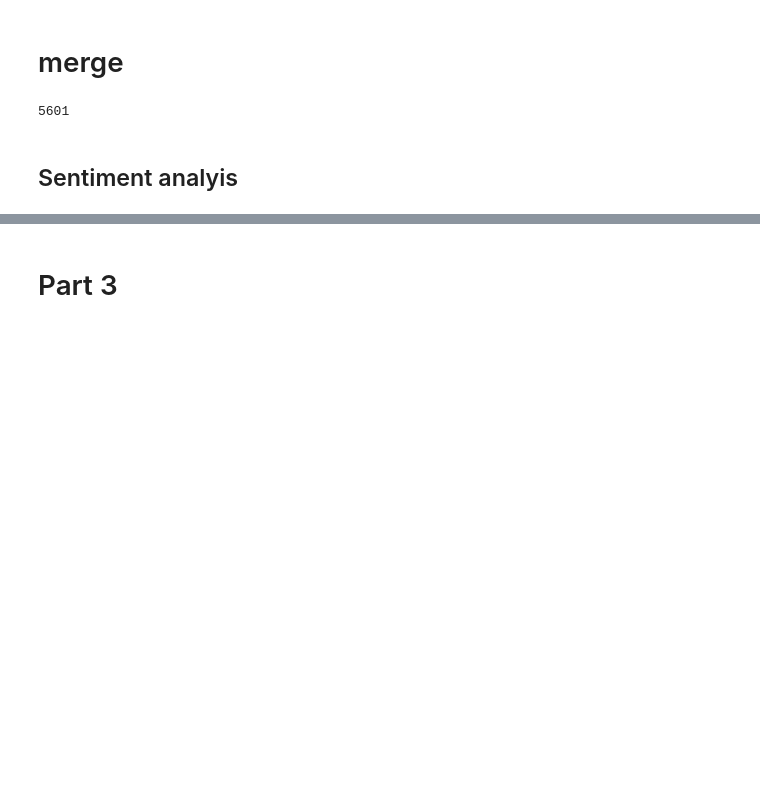
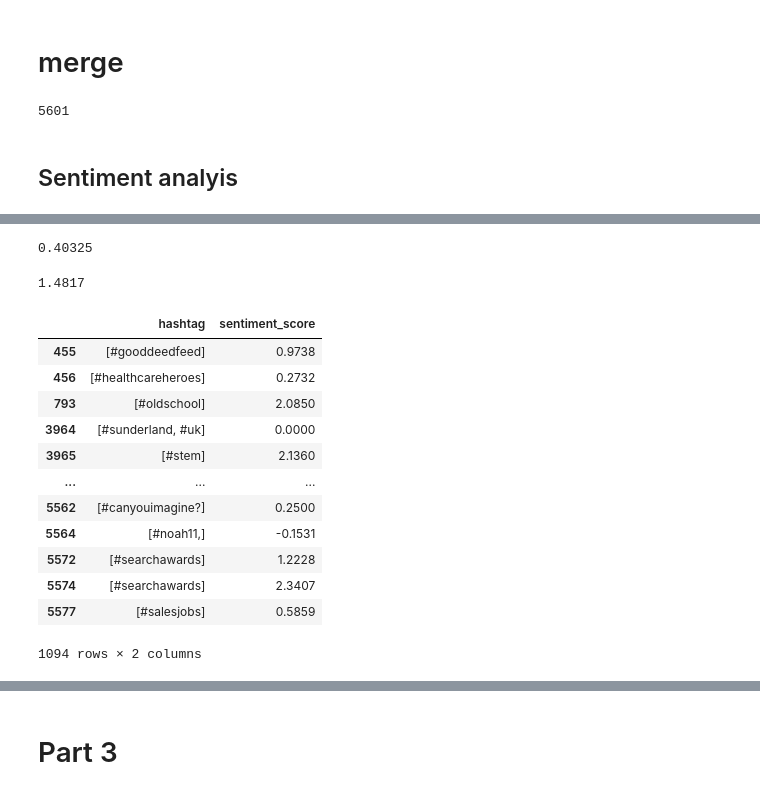
Before and after one commit to AngeloBarisano/Supply_Chain, a Jupyter notebook: Notebooks/workfile2.ipynb, the cells around one changed output, grey strips where cells are left out. Drawn from its saved outputs; the diff is of its cells as text; code cells hidden in the pictures; blank space fills up the shorter version.

```diff
--- a/Notebooks/workfile2.ipynb
+++ b/Notebooks/workfile2.ipynb
@@ -960,0 +949,7 @@ Essentially try to find the 6 base topics again + 1-2- new ones based on the cus
+# %%
+tmp_dict = {0: "CRM & Partner Management", 2: "External Celebration", 5 : "Novelties & Business Insights", 6 : "Human Captial Generation", 7 : "Charity", 10 : "Social Responsibility"}
+# %%
+tmp_dict_df = pd.DataFrame.from_dict(tmp_dict, orient = "index", columns = ["topic_name"])
+# %%
+df_merged = pd.merge(left = df_merged , right = tmp_dict_df, left_on = "topic_number" , right_index = True, how = "left")
+tmp_dict_df, tmp_dict = None , None
@@ -960,0 +1001,26 @@ Essentially try to find the 6 base topics again + 1-2- new ones based on the cus
+# %%
+# does not have hashtags
+df_merged[df_merged.in_reply_to_user_id.isna() & df_merged.hashtag.isna()].sentiment_score.median()
+# %% [output]
+0.40325
+# %%
+# does have hashtags
+df_merged[df_merged.in_reply_to_user_id.isna() & ~df_merged.hashtag.isna()].sentiment_score.median()
+# %% [output]
+1.4817
+# %%
+df_merged[~df_merged.hashtag.isna()].loc[:, ["hashtag", "sentiment_score"]]
+# %% [output]
+|  | hashtag | sentiment_score |
+| 455 | [#gooddeedfeed] | 0.9738 |
+| 456 | [#healthcareheroes] | 0.2732 |
+| 793 | [#oldschool] | 2.0850 |
+| 3964 | [#sunderland, #uk] | 0.0000 |
+| 3965 | [#stem] | 2.1360 |
+| ... | ... | ... |
+| 5562 | [#canyouimagine?] | 0.2500 |
+| 5564 | [#noah11,] | -0.1531 |
+| 5572 | [#searchawards] | 1.2228 |
+| 5574 | [#searchawards] | 2.3407 |
+| 5577 | [#salesjobs] | 0.5859 |
+1094 rows × 2 columns
```
Also changed, not shown: parts of 29 cells of this notebook, 1 other file.
